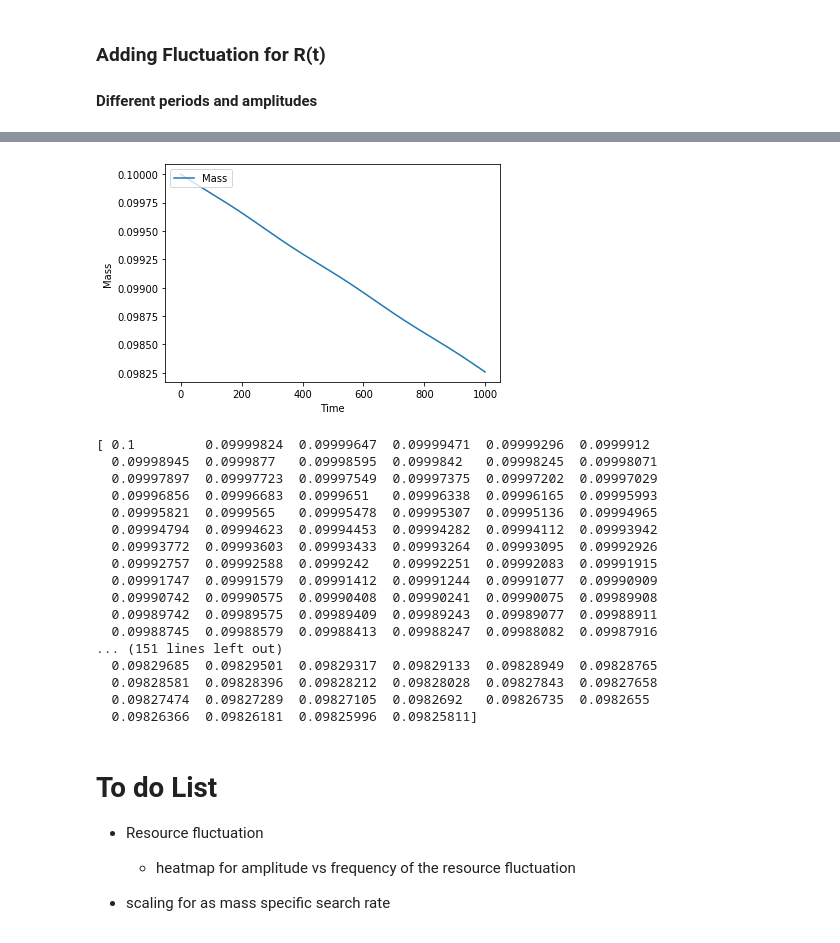
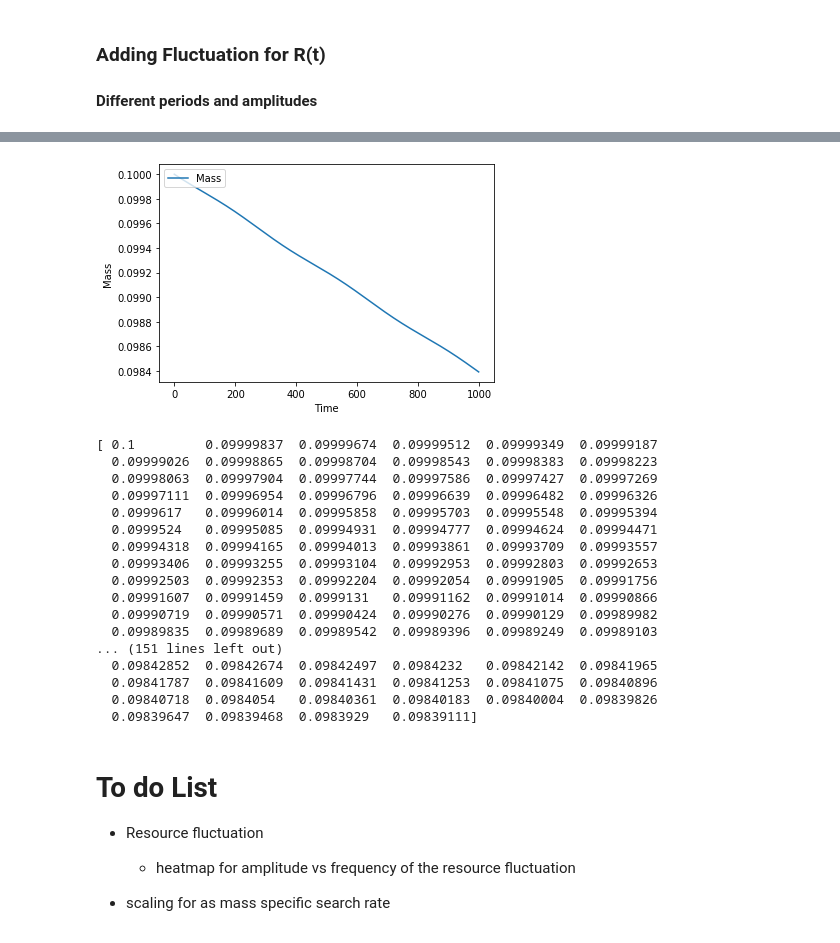
Before and after one commit to Don-Burns/Masters_Project, a Jupyter notebook: code/Building_New_Models.ipynb, the cells around one changed output, grey strips where cells are left out. Cells and saved outputs as stored; diff of their text form; code cells hidden in the pictures.

```diff
--- a/code/Building_New_Models.ipynb
+++ b/code/Building_New_Models.ipynb
@@ -242,30 +263,30 @@ array([[ 0.00084119,  0.00084119,  0.00084119, ...,  0.00084119,
 # %%
-params = {"epsilon" : 1, "L_B" : 10**-4.7, "L_R" : 0, "a0" : 1.08*10**-2,
+params = {"epsilon" : 1, "L_B" : 10**-4.7, "L_R" : 0,
           "R" : 1.2*10**-3, "h" : 2.57, "amp" : 0.5*(1.2*10**-3), "period" : 365}
 time = 10**3
 
 mass = F.plot_supply(m0, time, params)
 
 print(mass)
 # %% [output]
-[figure, old version]
+[figure, new version]
-[ 0.1         0.09999824  0.09999647  0.09999471  0.09999296  0.0999912
-  0.09998945  0.0999877   0.09998595  0.0999842   0.09998245  0.09998071
-  0.09997897  0.09997723  0.09997549  0.09997375  0.09997202  0.09997029
-  0.09996856  0.09996683  0.0999651   0.09996338  0.09996165  0.09995993
-  0.09995821  0.0999565   0.09995478  0.09995307  0.09995136  0.09994965
-  0.09994794  0.09994623  0.09994453  0.09994282  0.09994112  0.09993942
-  0.09993772  0.09993603  0.09993433  0.09993264  0.09993095  0.09992926
-  0.09992757  0.09992588  0.0999242   0.09992251  0.09992083  0.09991915
-  0.09991747  0.09991579  0.09991412  0.09991244  0.09991077  0.09990909
-  0.09990742  0.09990575  0.09990408  0.09990241  0.09990075  0.09989908
-  0.09989742  0.09989575  0.09989409  0.09989243  0.09989077  0.09988911
-  0.09988745  0.09988579  0.09988413  0.09988247  0.09988082  0.09987916
+[ 0.1         0.09999837  0.09999674  0.09999512  0.09999349  0.09999187
+  0.09999026  0.09998865  0.09998704  0.09998543  0.09998383  0.09998223
+  0.09998063  0.09997904  0.09997744  0.09997586  0.09997427  0.09997269
+  0.09997111  0.09996954  0.09996796  0.09996639  0.09996482  0.09996326
+  0.0999617   0.09996014  0.09995858  0.09995703  0.09995548  0.09995394
+  0.0999524   0.09995085  0.09994931  0.09994777  0.09994624  0.09994471
+  0.09994318  0.09994165  0.09994013  0.09993861  0.09993709  0.09993557
+  0.09993406  0.09993255  0.09993104  0.09992953  0.09992803  0.09992653
+  0.09992503  0.09992353  0.09992204  0.09992054  0.09991905  0.09991756
+  0.09991607  0.09991459  0.0999131   0.09991162  0.09991014  0.09990866
+  0.09990719  0.09990571  0.09990424  0.09990276  0.09990129  0.09989982
+  0.09989835  0.09989689  0.09989542  0.09989396  0.09989249  0.09989103
 ... (151 lines left out)
-  0.09829685  0.09829501  0.09829317  0.09829133  0.09828949  0.09828765
-  0.09828581  0.09828396  0.09828212  0.09828028  0.09827843  0.09827658
-  0.09827474  0.09827289  0.09827105  0.0982692   0.09826735  0.0982655
-  0.09826366  0.09826181  0.09825996  0.09825811]
+  0.09842852  0.09842674  0.09842497  0.0984232   0.09842142  0.09841965
+  0.09841787  0.09841609  0.09841431  0.09841253  0.09841075  0.09840896
+  0.09840718  0.0984054   0.09840361  0.09840183  0.09840004  0.09839826
+  0.09839647  0.09839468  0.0983929   0.09839111]
 # %% [markdown]
 # To do List
 - Resource fluctuation
```
Also changed, not shown: parts of 8 cells of this notebook, 1 other file.
